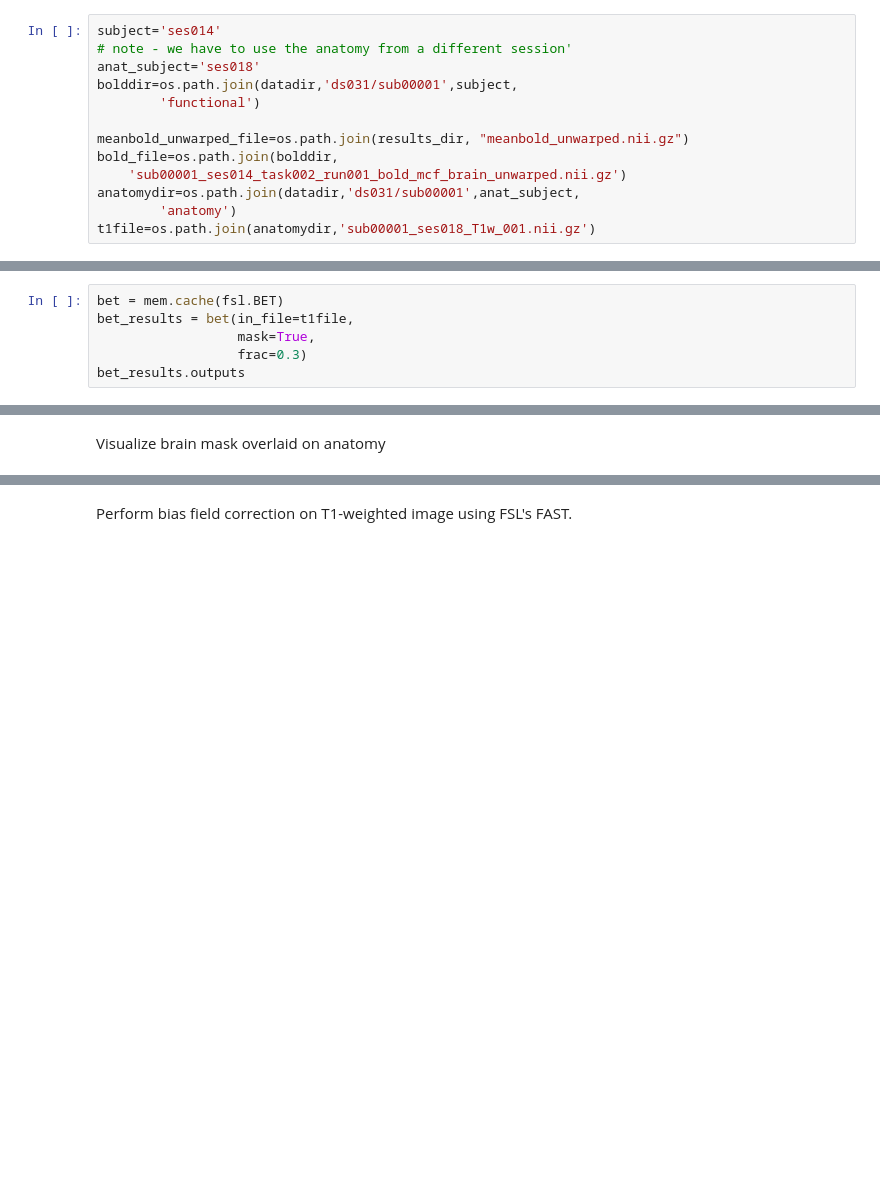
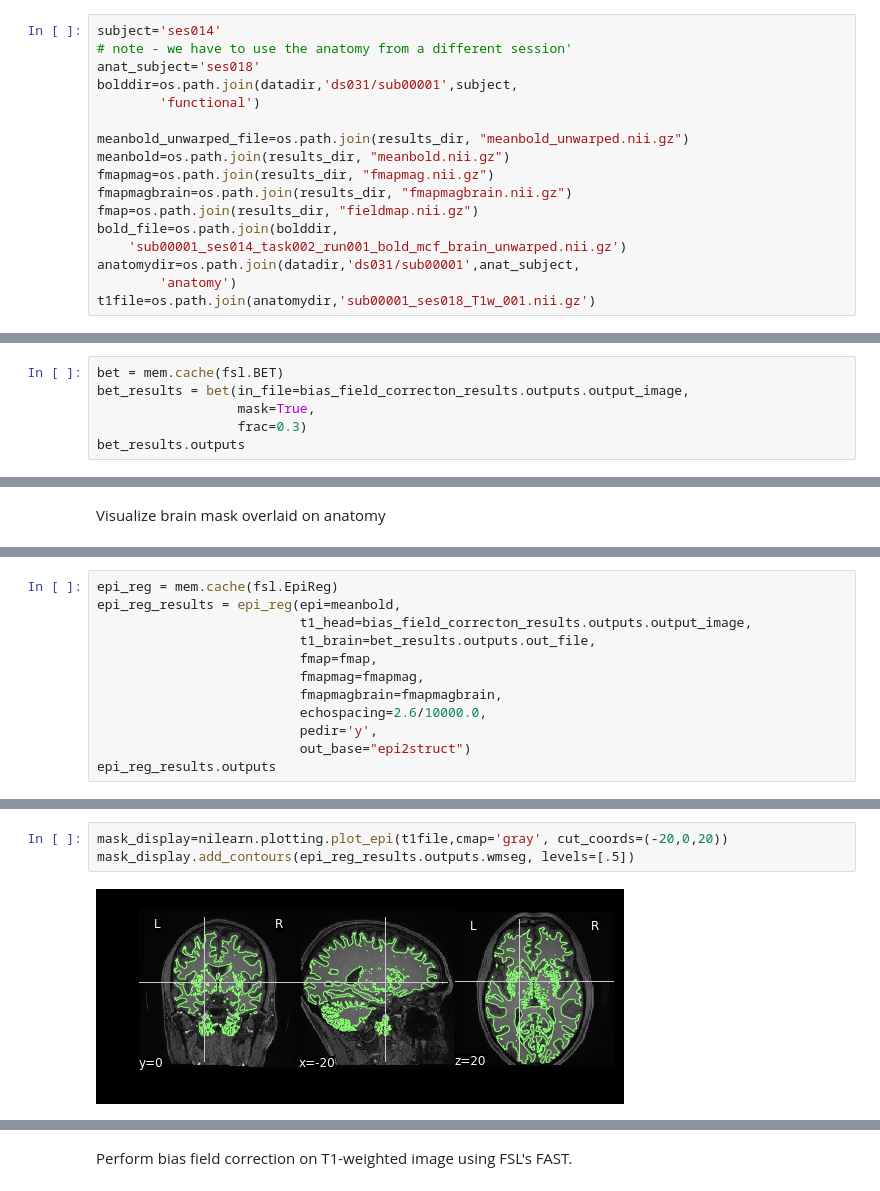
Before and after one commit to poldrack/fmri-analysis-vm, a Jupyter notebook: analysis/normalization/SpatialNormalization.ipynb, the cells around one changed output, grey strips where cells are left out. Drawn from its saved outputs; the diff is of its cells as text; blank space fills up the shorter version.

```diff
--- a/analysis/normalization/SpatialNormalization.ipynb
+++ b/analysis/normalization/SpatialNormalization.ipynb
@@ -35,6 +35,10 @@ bolddir=os.path.join(datadir,'ds031/sub00001',subject,
         'functional')
 
 meanbold_unwarped_file=os.path.join(results_dir, "meanbold_unwarped.nii.gz")
+meanbold=os.path.join(results_dir, "meanbold.nii.gz")
+fmapmag=os.path.join(results_dir, "fmapmag.nii.gz")
+fmapmagbrain=os.path.join(results_dir, "fmapmagbrain.nii.gz")
+fmap=os.path.join(results_dir, "fieldmap.nii.gz")
 bold_file=os.path.join(bolddir,
     'sub00001_ses014_task002_run001_bold_mcf_brain_unwarped.nii.gz')
 anatomydir=os.path.join(datadir,'ds031/sub00001',anat_subject,
@@ -44,7 +76,7 @@ t1file=os.path.join(anatomydir,'sub00001_ses018_T1w_001.nii.gz')
 Perform brain extraction using BET
 # %%
 bet = mem.cache(fsl.BET)
-bet_results = bet(in_file=t1file,
+bet_results = bet(in_file=bias_field_correcton_results.outputs.output_image,
                   mask=True,
                   frac=0.3)
 bet_results.outputs
@@ -71,0 +104,12 @@ mask_display.add_contours(bet_results.outputs.mask_file, levels=[.5])
+# %%
+epi_reg = mem.cache(fsl.EpiReg)
+epi_reg_results = epi_reg(epi=meanbold,
+                          t1_head=bias_field_correcton_results.outputs.output_image,
+                          t1_brain=bet_results.outputs.out_file,
+                          fmap=fmap,
+                          fmapmag=fmapmag,
+                          fmapmagbrain=fmapmagbrain,
+                          echospacing=2.6/10000.0,
+                          pedir='y',
+                          out_base="epi2struct")
+epi_reg_results.outputs
@@ -71,0 +132,5 @@ mask_display.add_contours(bet_results.outputs.mask_file, levels=[.5])
+# %%
+mask_display=nilearn.plotting.plot_epi(t1file,cmap='gray', cut_coords=(-20,0,20))
+mask_display.add_contours(epi_reg_results.outputs.wmseg, levels=[.5])
+# %% [output]
+[figure, added]
```
Also changed, not shown: parts of 11 cells of this notebook, 1 other file.
